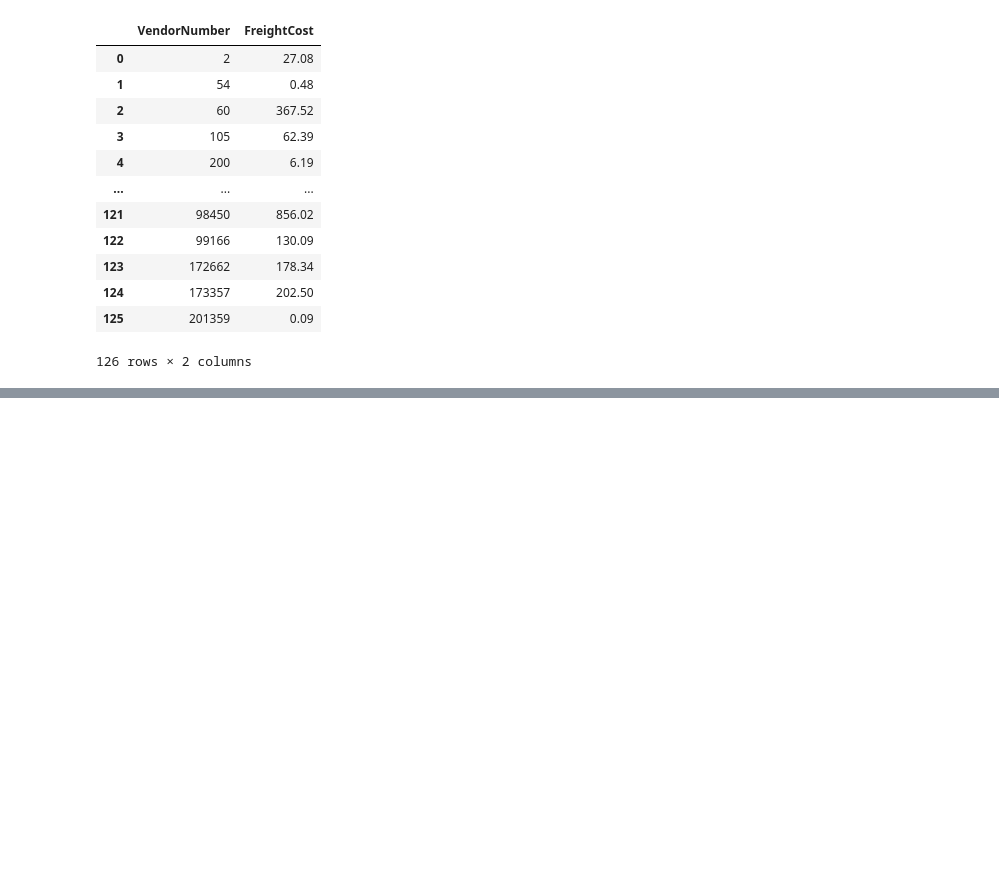
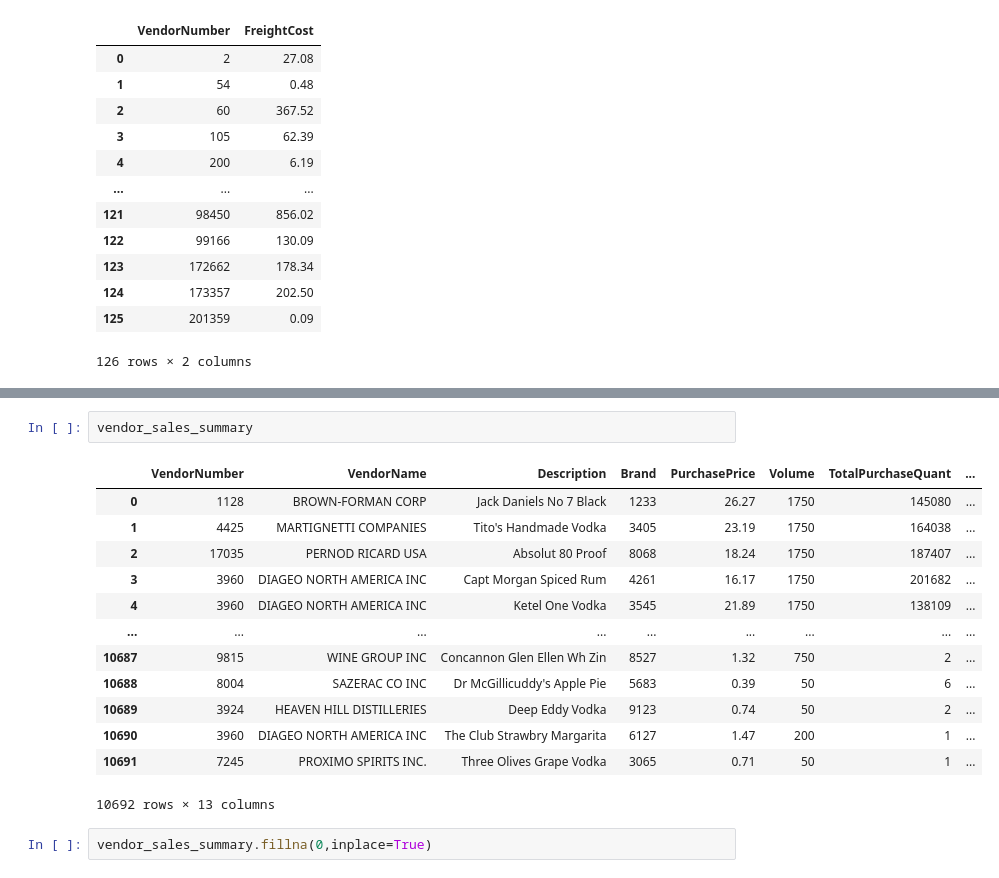
Before and after one commit to LuffyXoro/MERCHANT-Data-Analytics, a Jupyter notebook: EDA.ipynb, the cells around one changed output, grey strips where cells are left out. Saved outputs shown, nothing was run; the diff lists cells and outputs as text; blank space fills up the shorter version.

Commit message:
summary

```diff
--- a/EDA.ipynb
+++ b/EDA.ipynb
@@ -172,0 +295,18 @@ vendor_sales_summary=pd.read_sql_query("""WITH FreightSummary as (
+# %%
+vendor_sales_summary
+# %% [output]
+|  | VendorNumber | VendorName | Description | Brand | PurchasePrice | Volume | TotalPurchaseQuant | ... |
+| 0 | 1128 | BROWN-FORMAN CORP | Jack Daniels No 7 Black | 1233 | 26.27 | 1750 | 145080 | ... |
+| 1 | 4425 | MARTIGNETTI COMPANIES | Tito's Handmade Vodka | 3405 | 23.19 | 1750 | 164038 | ... |
+| 2 | 17035 | PERNOD RICARD USA | Absolut 80 Proof | 8068 | 18.24 | 1750 | 187407 | ... |
+| 3 | 3960 | DIAGEO NORTH AMERICA INC | Capt Morgan Spiced Rum | 4261 | 16.17 | 1750 | 201682 | ... |
+| 4 | 3960 | DIAGEO NORTH AMERICA INC | Ketel One Vodka | 3545 | 21.89 | 1750 | 138109 | ... |
+| ... | ... | ... | ... | ... | ... | ... | ... | ... |
+| 10687 | 9815 | WINE GROUP INC | Concannon Glen Ellen Wh Zin | 8527 | 1.32 | 750 | 2 | ... |
+| 10688 | 8004 | SAZERAC CO INC | Dr McGillicuddy's Apple Pie | 5683 | 0.39 | 50 | 6 | ... |
+| 10689 | 3924 | HEAVEN HILL DISTILLERIES | Deep Eddy Vodka | 9123 | 0.74 | 50 | 2 | ... |
+| 10690 | 3960 | DIAGEO NORTH AMERICA INC | The Club Strawbry Margarita | 6127 | 1.47 | 200 | 1 | ... |
+| 10691 | 7245 | PROXIMO SPIRITS INC. | Three Olives Grape Vodka | 3065 | 0.71 | 50 | 1 | ... |
+10692 rows × 13 columns
+# %%
+vendor_sales_summary.fillna(0,inplace=True)
```
Also changed, not shown: parts of 6 cells of this notebook.
